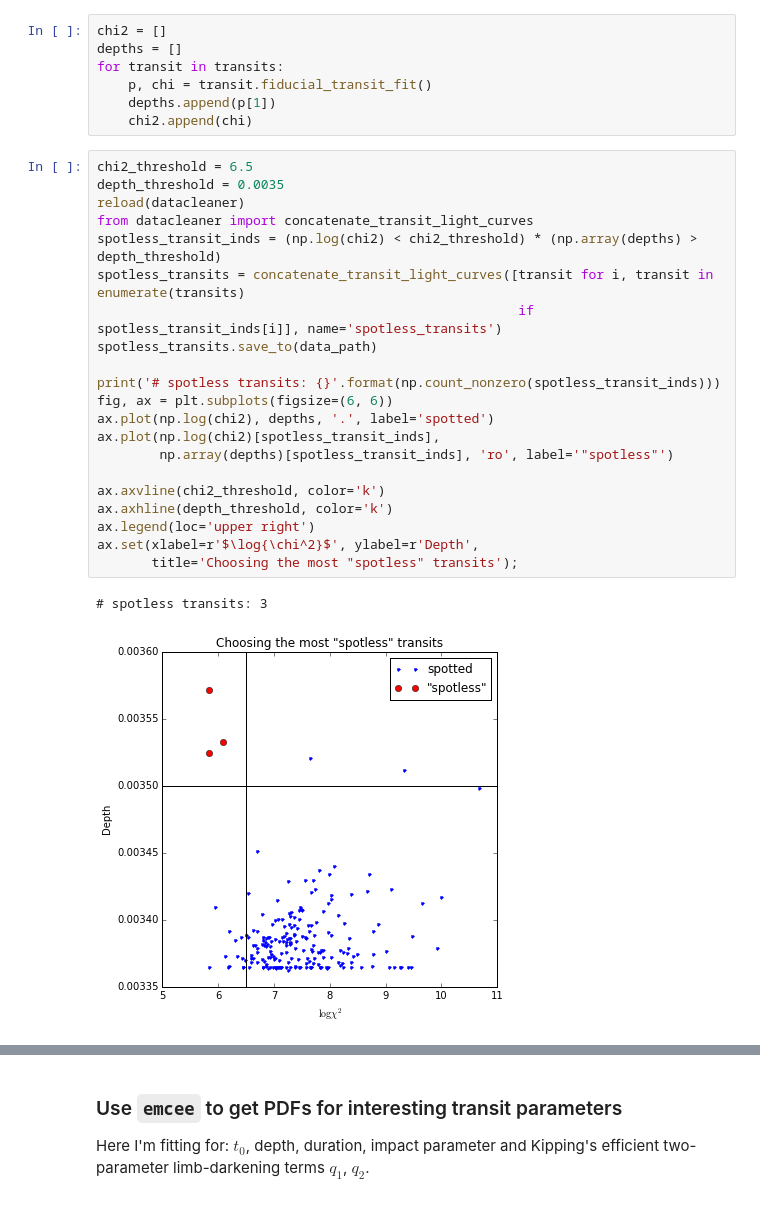
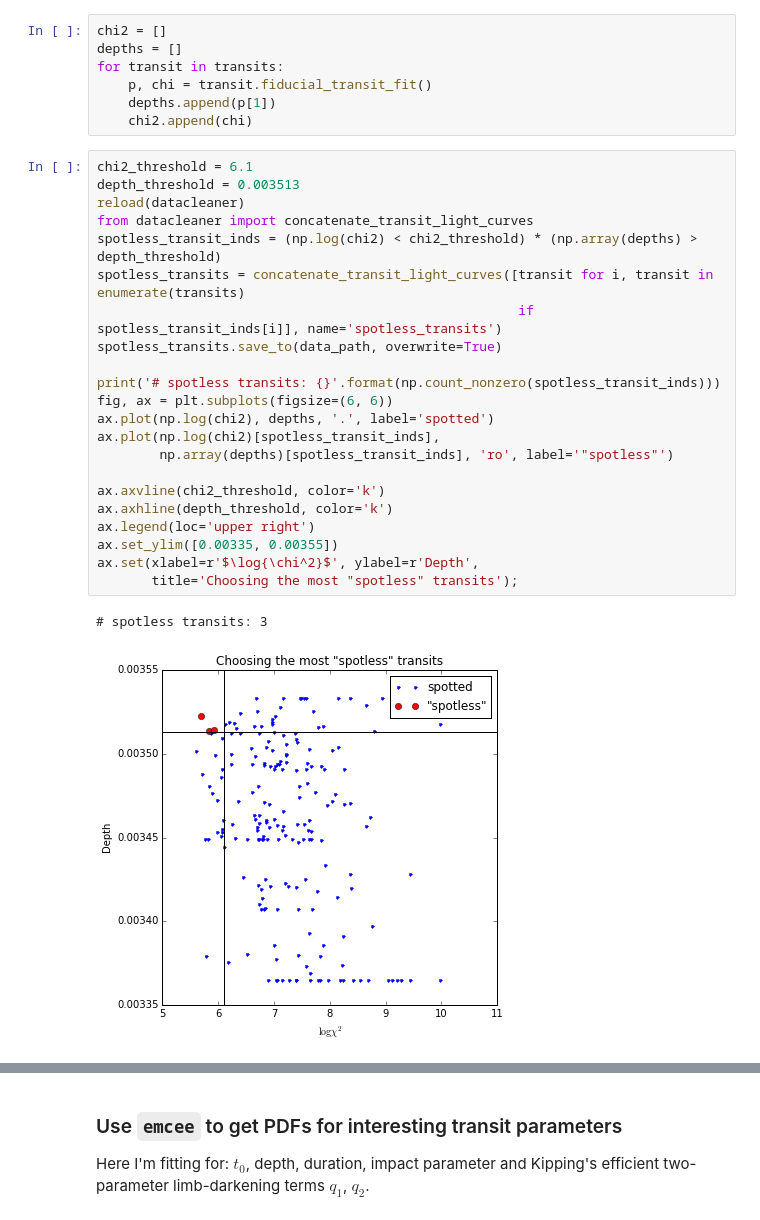
Before and after one commit to bmorris3/hat-11, a Jupyter notebook: data/clean_lightcurves.ipynb, the cells around one changed output, grey strips where cells are left out. Saved outputs shown, nothing was run; the diff lists cells and outputs as text.

```diff
--- a/data/clean_lightcurves.ipynb
+++ b/data/clean_lightcurves.ipynb
@@ -112,29 +114,30 @@ for transit in transits:
     depths.append(p[1])
     chi2.append(chi)
 # %%
-chi2_threshold = 6.5
-depth_threshold = 0.0035
+chi2_threshold = 6.1
+depth_threshold = 0.003513
 reload(datacleaner)
 from datacleaner import concatenate_transit_light_curves
 spotless_transit_inds = (np.log(chi2) < chi2_threshold) * (np.array(depths) > depth_threshold)
 spotless_transits = concatenate_transit_light_curves([transit for i, transit in enumerate(transits)
                                                       if spotless_transit_inds[i]], name='spotless_transits')
-spotless_transits.save_to(data_path)
+spotless_transits.save_to(data_path, overwrite=True)
 
 print('# spotless transits: {}'.format(np.count_nonzero(spotless_transit_inds)))
 fig, ax = plt.subplots(figsize=(6, 6))
 ax.plot(np.log(chi2), depths, '.', label='spotted')
 ax.plot(np.log(chi2)[spotless_transit_inds],
         np.array(depths)[spotless_transit_inds], 'ro', label='"spotless"')
 
 ax.axvline(chi2_threshold, color='k')
 ax.axhline(depth_threshold, color='k')
 ax.legend(loc='upper right')
+ax.set_ylim([0.00335, 0.00355])
 ax.set(xlabel=r'$\log{\chi^2}$', ylabel=r'Depth',
        title='Choosing the most "spotless" transits');
 # %% [output]
 # spotless transits: 3
-[figure, old version]
+[figure, new version]
 # %%
 leastsq_fit_params, chi2_spotless = spotless_transits.fiducial_transit_fit(plots=True)
 # %% [output]
```
Also changed, not shown: parts of 11 cells of this notebook, 1 other file.
